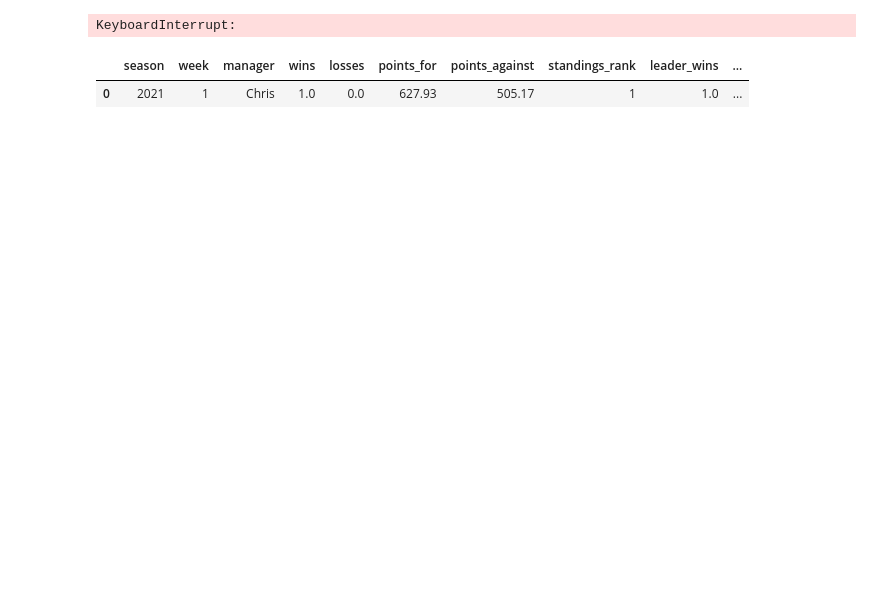
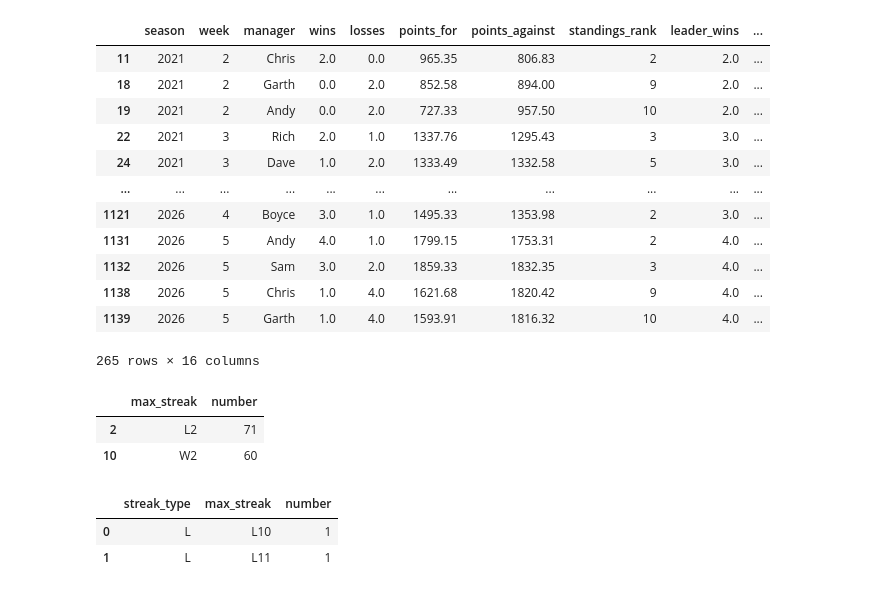
Before and after one commit to alexboyce3/fbl_dash, a Jupyter notebook: plotting.ipynb, the cells around one changed output. Drawn from its saved outputs; the diff is of its cells as text; code cells hidden in the pictures; blank space fills up the shorter version.

Commit message:
adding streaks, pages, tabs

```diff
--- a/plotting.ipynb
+++ b/plotting.ipynb
@@ -30,31 +23,4 @@ fig = px.line(
 fig.update_yaxes(autorange="reversed")
 fig.update_xaxes(type='category')
 fig
-# %%
-
-# Ensure your CSV has a date column and a value column.
-# Adjust these column names to match yours.
-DATE_COL = "date"       # e.g. "2023-01-09"
-VALUE_COL = "value"     # e.g. the metric you're tracking
-
-df[DATE_COL] = pd.to_datetime(df[DATE_COL])
-df["year"] = df[DATE_COL].dt.year
-df["week"] = df[DATE_COL].dt.isocalendar().week.astype(int)
-
-years = sorted(df["season"].unique(), reverse=True)
-selected_year = st.selectbox("Select year", years)
-
-filtered = df[df["year"] == selected_year]
-
-fig = px.line(
-    filtered,
-    x="week",
-    y=VALUE_COL,
-    labels={"week": "Week", VALUE_COL: VALUE_COL.title()},
-    title=f"{VALUE_COL.title()} by Week — {selected_year}",
-)
-
-st.plotly_chart(fig, use_container_width=True)
-# %% [output]
-KeyboardInterrupt:
 # %%
@@ -62,6 +28,38 @@ import pandas as pd
-# %%
-standings = pd.read_csv('standings_data.csv')
-standings.head(1)
-# %% [output]
-|  | season | week | manager | wins | losses | points_for | points_against | standings_rank | leader_wins | ... |
-| 0 | 2021 | 1 | Chris | 1.0 | 0.0 | 627.93 | 505.17 | 1 | 1.0 | ... |
+# %%
+tmp = df.copy()
+tmp['streak_type'] = tmp['streak'].str[0]
+tmp2 = tmp[['season', 'week', 'manager', 'streak_type']].copy()
+tmp2['week'] = tmp2['week'] - 1
+tmp2.rename(columns={'streak_type': 'next_streak_type'}, inplace=True)
+tmp = tmp.merge(tmp2, on=['season', 'week', 'manager'], how='left')
+tmp['max_streak'] = np.where(tmp['streak_type'] != tmp['next_streak_type'], tmp['streak'], None)
+tmp['max_streak'] = np.where(tmp['max_streak'].isin(['L1', 'W1']), None, tmp['max_streak'])
+tmp = tmp[tmp['max_streak'].notna()]
+tmp['streak_length'] = tmp['max_streak'].str[1:].astype(int)
+tmp
+# %% [output]
+|  | season | week | manager | wins | losses | points_for | points_against | standings_rank | leader_wins | ... |
+| 11 | 2021 | 2 | Chris | 2.0 | 0.0 | 965.35 | 806.83 | 2 | 2.0 | ... |
+| 18 | 2021 | 2 | Garth | 0.0 | 2.0 | 852.58 | 894.00 | 9 | 2.0 | ... |
+| 19 | 2021 | 2 | Andy | 0.0 | 2.0 | 727.33 | 957.50 | 10 | 2.0 | ... |
+| 22 | 2021 | 3 | Rich | 2.0 | 1.0 | 1337.76 | 1295.43 | 3 | 3.0 | ... |
+| 24 | 2021 | 3 | Dave | 1.0 | 2.0 | 1333.49 | 1332.58 | 5 | 3.0 | ... |
+| ... | ... | ... | ... | ... | ... | ... | ... | ... | ... | ... |
+| 1121 | 2026 | 4 | Boyce | 3.0 | 1.0 | 1495.33 | 1353.98 | 2 | 3.0 | ... |
+| 1131 | 2026 | 5 | Andy | 4.0 | 1.0 | 1799.15 | 1753.31 | 2 | 4.0 | ... |
+| 1132 | 2026 | 5 | Sam | 3.0 | 2.0 | 1859.33 | 1832.35 | 3 | 4.0 | ... |
+| 1138 | 2026 | 5 | Chris | 1.0 | 4.0 | 1621.68 | 1820.42 | 9 | 4.0 | ... |
+| 1139 | 2026 | 5 | Garth | 1.0 | 4.0 | 1593.91 | 1816.32 | 10 | 4.0 | ... |
+265 rows × 16 columns
+# %%
+tmp.head(2)
+# %% [output]
+|  | max_streak | number |
+| 2 | L2 | 71 |
+| 10 | W2 | 60 |
+# %%
+streak_counts.head(2)
+# %% [output]
+|  | streak_type | max_streak | number |
+| 0 | L | L10 | 1 |
+| 1 | L | L11 | 1 |
```
Also changed, not shown: parts of 9 cells of this notebook, 2 other files.
